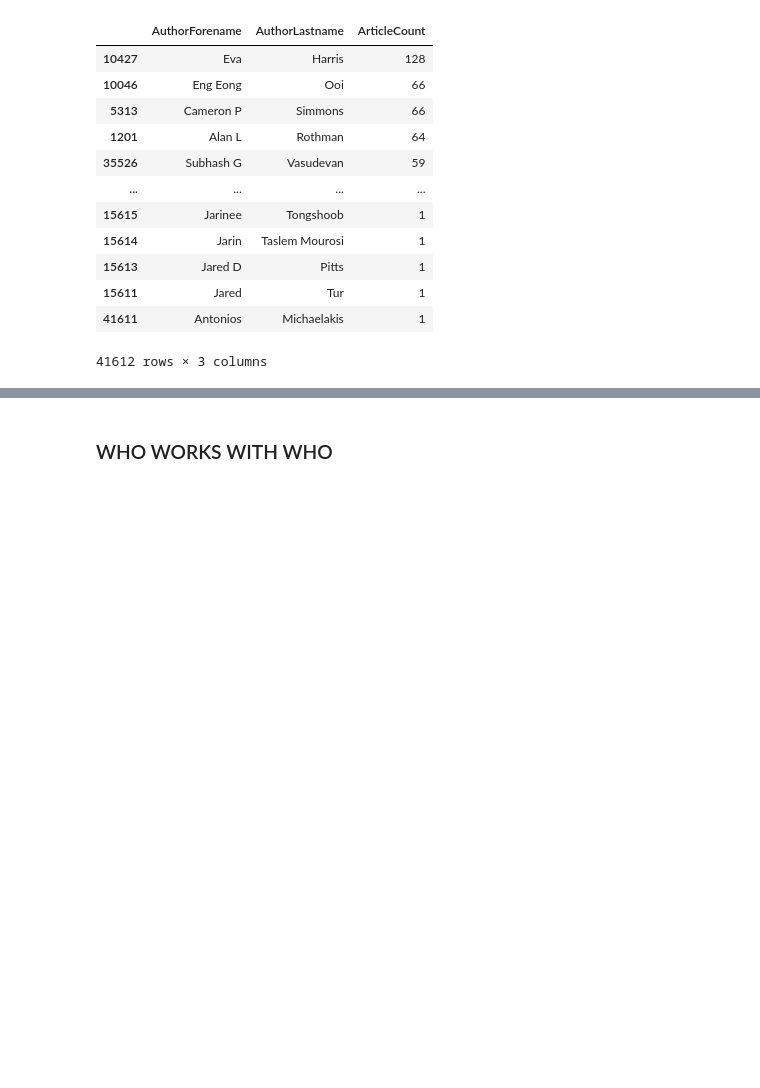
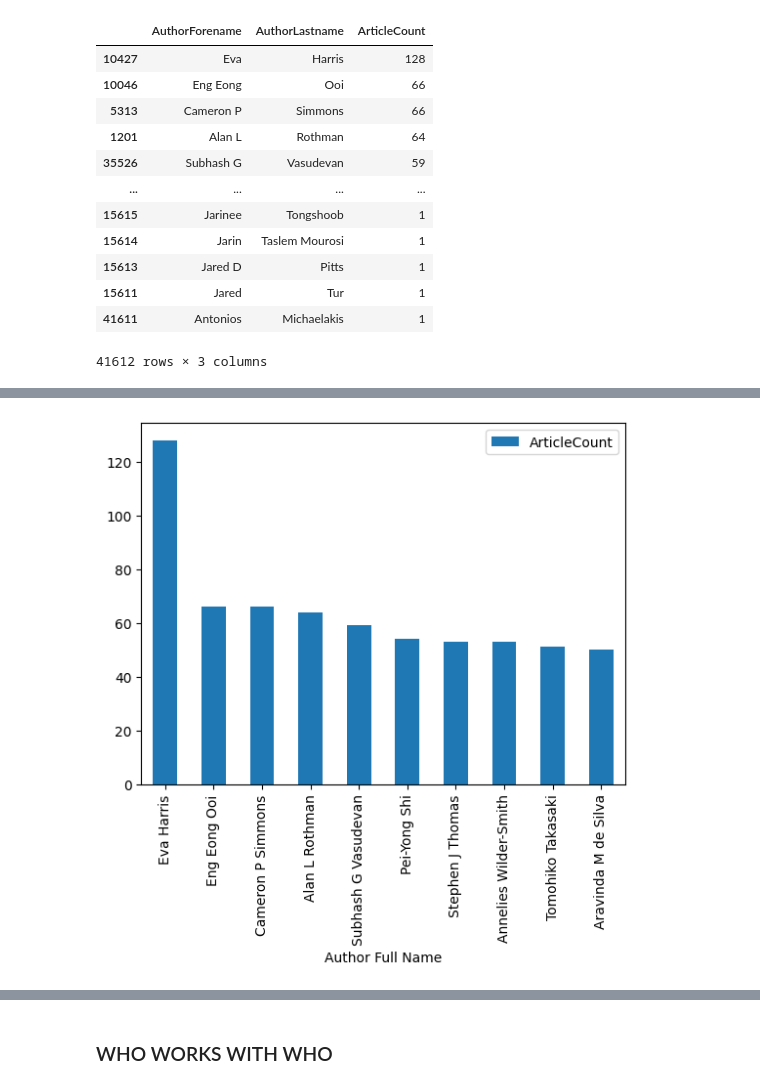
Before and after one commit to gnc506/Skills_Assessment, a Jupyter notebook: Skills_Assessment_2.ipynb, the cells around one changed output, grey strips where cells are left out. Saved outputs shown, nothing was run; the diff lists cells and outputs as text; code cells hidden in the pictures; blank space fills up the shorter version.

```diff
--- a/Skills_Assessment_2.ipynb
+++ b/Skills_Assessment_2.ipynb
@@ -2,0 +24,11 @@
+# %%
+#Affiliation of institutes with the number of articles posted.
+
+authors_data['AuthorAffiliation'] = authors_data['AuthorAffiliation'].fillna(method='ffill')
+authors_data
+
+authors_data.to_csv('author_data.csv')
+
+authors1 = authors_data.groupby('AuthorAffiliation')['PMID'].count().reset_index()
+authors2 = authors1.sort_values(by = 'PMID', ascending = False)
+authors2.rename(columns= {'AuthorAffiliation' : 'Institute', 'PMID' : 'Number of articles published'})
@@ -14,5 +79,0 @@ import matplotlib.pyplot as plt
-# %%
-#load datasets
-articles_data = pd.read_csv('/articles.Dengue.csv')
-authors_data = pd.read_csv('/authors.Dengue.csv')
-paper_count_data = pd.read_csv('/paper_counts.csv')
@@ -45,7 +97,3 @@ most_active_authors
 | 15611 | Jared | Tur | 1 |
 | 41611 | Αntonios | Michaelakis | 1 |
 41612 rows × 3 columns
-# %%
-#MAKE NEW COLUMN WITH AUTHOR FIRST AND LAST NAME
-most_active_authors['AuthorFullName']= most_active_authors['AuthorForename'] + ' ' + most_active_authors['AuthorLastname']
-most_active_authors
@@ -65,0 +100,12 @@ most_active_authors
+# %%
+#find top 10 author contributions and create a viz
+most_active_10 = most_active_authors.head(10)
+
+#create a new column in df of author full name for easier distinguishing
+most_active_10['Author Full Name'] = most_active_10['AuthorForename'] + ' ' + most_active_10['AuthorLastname']
+most_active_10
+
+#create pie chart of most active 10 authors of all time
+import plotly.express as px
+fig = px.pie(most_active_10, values='ArticleCount', names='Author Full Name')
+fig.show()
@@ -65,0 +118,5 @@ most_active_authors
+# %%
+#create bar based on the top 10 most active authors of all time
+articles_bar = most_active_10.plot.bar(x = "Author Full Name", y = "ArticleCount")
+# %% [output]
+[figure, added]
```
Also changed, not shown: parts of 26 cells of this notebook.
